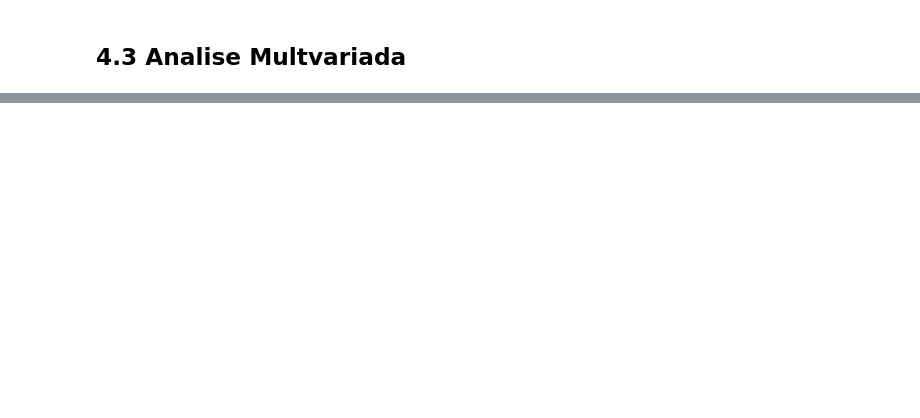
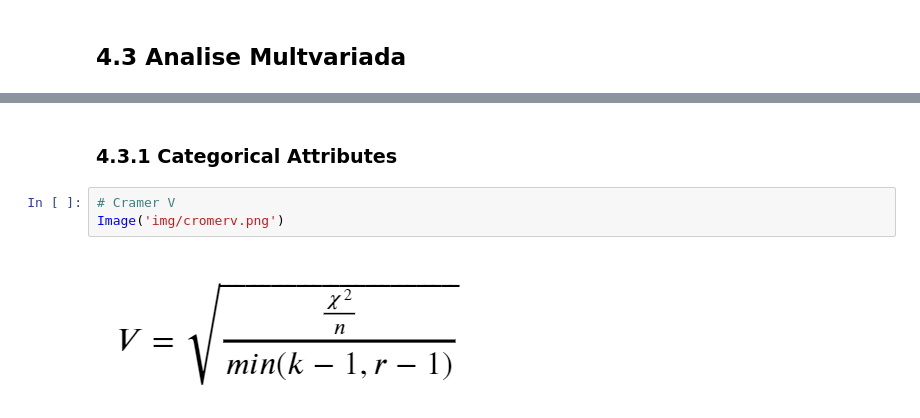
Before and after one commit to borgesds/DataScience_Em_Producao, a Jupyter notebook: m04_v01_store_sales_prediction.ipynb, the cells around one changed output, grey strips where cells are left out. Drawn from its saved outputs; the diff is of its cells as text; blank space fills up the shorter version.

```diff
--- a/m04_v01_store_sales_prediction.ipynb
+++ b/m04_v01_store_sales_prediction.ipynb
@@ -666,0 +709,7 @@ sns.barplot(x='month', y='sales', hue='school_holiday', data=aux2);
+# %% [markdown]
+### 4.3.1 Categorical  Attributes
+# %%
+# Cramer V
+Image('img/cromerv.png')
+# %% [output]
+[figure, added]
```
Also changed, not shown: parts of 54 cells of this notebook.
